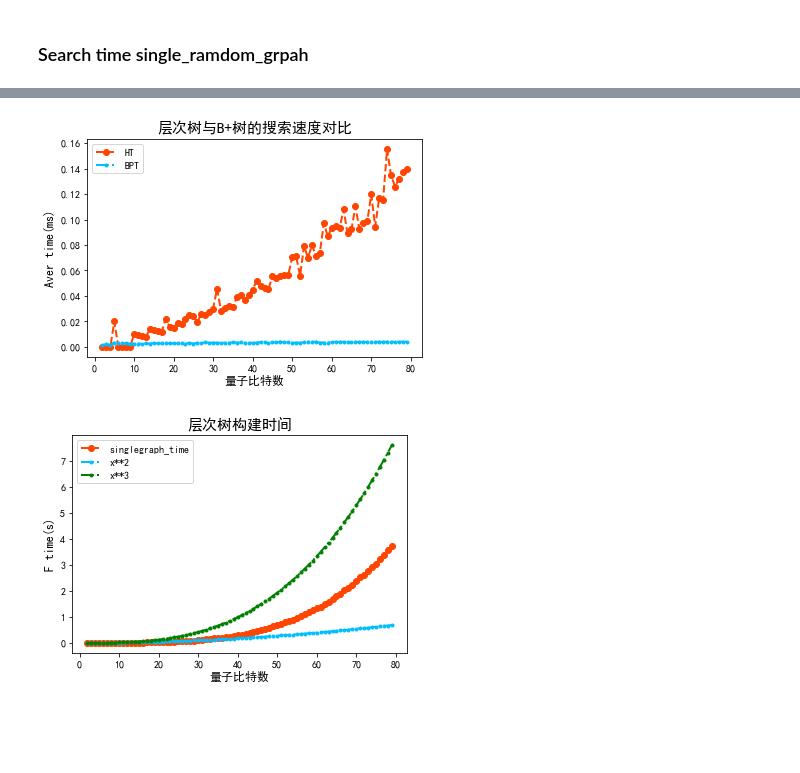
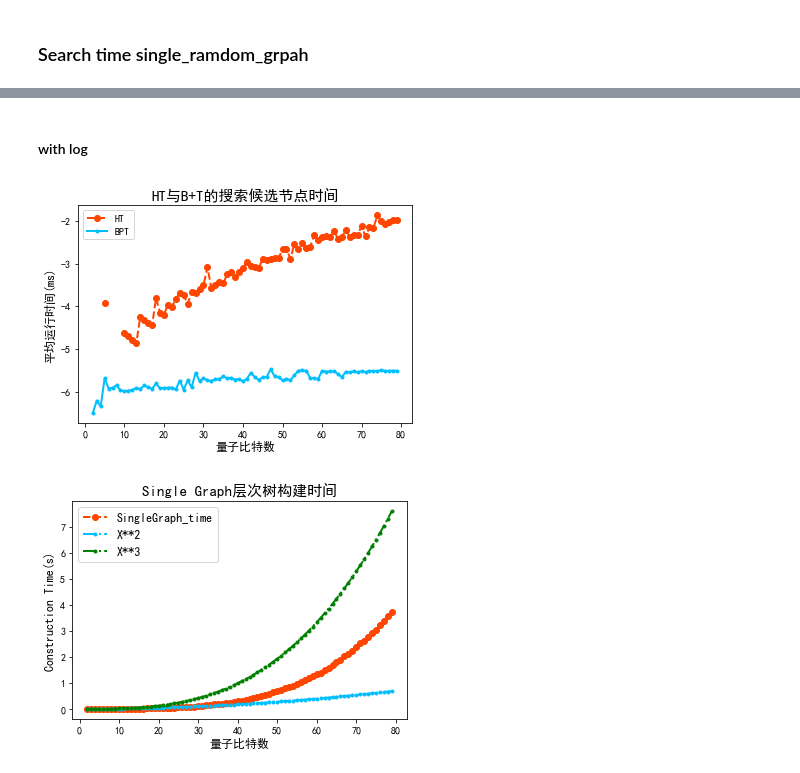
Before and after one commit to kechen666/QuCloud_qubitmapping_B-tree, a Jupyter notebook: output/analysis.ipynb, the cells around one changed output, grey strips where cells are left out. Saved outputs shown, nothing was run; the diff lists cells and outputs as text; code cells hidden in the pictures; blank space fills up the shorter version.

```diff
--- a/output/analysis.ipynb
+++ b/output/analysis.ipynb
@@ -137,2 +134,16 @@ plt.show()
 # %% [markdown]
 ### Search time single_ramdom_grpah
+# %%
+import matplotlib.pyplot as plt
+import matplotlib.pyplot as plt
+import numpy as np
+plt.rcParams['font.sans-serif'] = ['SimHei']
+plt.rcParams['axes.unicode_minus'] = False
+# pd.set_option('display.max_rows', None)  # 显示所有行
+plt.plot(qubit_numbers_2_80,HT_times_single_time_2_80, label="HT Search  Aver Time", linewidth=2,color = "orangered",linestyle = "--",marker = "o")
+plt.plot(qubit_numbers_2_80,BPT_times_single_time_2_80,  label="BPT Search  Aver Time", linewidth=2, color = "deepskyblue",linestyle = '-.', marker = ".")
+plt.legend(fontsize = 14)
+plt.title("Single_Graph下HT、B+树的搜索候选区域时间", fontsize=15)
+plt.xlabel("Single_Graph 节点数", fontsize=12)
+plt.ylabel("Search Candidate Nodes Aver Time(ms)", fontsize=12)
+plt.show()
@@ -139,19 +152,21 @@ plt.show()
+# %% [markdown]
+#### with log
 # %%
 import matplotlib.pyplot as plt
 import matplotlib.pyplot as plt
 import numpy as np
 plt.rcParams['font.sans-serif'] = ['SimHei']
 plt.rcParams['axes.unicode_minus'] = False
 # pd.set_option('display.max_rows', None)  # 显示所有行
-plt.plot(qubit_numbers_2_80,HT_times_single_time_2_80, label="HT", linewidth=2,color = "orangered",linestyle = "--",marker = "o")
-plt.plot(qubit_numbers_2_80,BPT_times_single_time_2_80,  label="BPT", linewidth=2, color = "deepskyblue",linestyle = '-.', marker = ".")
+plt.plot(qubit_numbers_2_80,np.log(HT_times_single_time_2_80), label="HT", linewidth=2,color = "orangered",linestyle = "--",marker = "o")
+plt.plot(qubit_numbers_2_80,np.log(BPT_times_single_time_2_80), label="BPT", linewidth=2, color = "deepskyblue",linestyle = '-', marker = ".")
 plt.legend()
-plt.title("层次树与B+树的搜索速度对比", fontsize=15)
+plt.title("HT与B+T的搜索候选节点时间", fontsize=15)
 plt.xlabel("量子比特数", fontsize=12)
-plt.ylabel("Aver time(ms)", fontsize=12)
+plt.ylabel("平均运行时间(ms)", fontsize=12)
 plt.show()
 # %% [output]
-[figure, old version]
+[figure, new version]
 # %%
 import matplotlib.pyplot as plt
 import matplotlib.pyplot as plt
@@ -165,13 +180,13 @@ y2 = [i**2*a2 for i in range(2,80)]
 a3 = F_singlegraph_time_2_80[4]/(4)**3
 y3 = [i**3*a3 for i in range(2,80)]
 
-plt.plot(qubit_numbers_2_80,F_singlegraph_time_2_80, label="singlegraph_time", linewidth=2,color = "orangered",linestyle = "--",marker = "o")
-plt.plot(x,y2,  label="x**2", linewidth=2, color = "deepskyblue",linestyle = '-.', marker = ".")
-plt.plot(x,y3,  label="x**3", linewidth=2, color = "green",linestyle = '-.', marker = ".")
-plt.legend()
-plt.title("层次树构建时间", fontsize=15)
+plt.plot(qubit_numbers_2_80,F_singlegraph_time_2_80, label="SingleGraph_time", linewidth=2,color = "orangered",linestyle = "--",marker = "o")
+plt.plot(x,y2,  label="X**2", linewidth=2, color = "deepskyblue",linestyle = '-.', marker = ".")
+plt.plot(x,y3,  label="X**3", linewidth=2, color = "green",linestyle = '-.', marker = ".")
+plt.legend(fontsize = 12)
+plt.title("Single Graph层次树构建时间", fontsize=15)
 plt.xlabel("量子比特数", fontsize=12)
-plt.ylabel("F time(s)", fontsize=12)
+plt.ylabel("Construction Time(s)", fontsize=12)
 plt.show()
 # %% [output]
-[figure, old version]
+[figure, new version]
```
Also changed, not shown: parts of 5 cells of this notebook, 3 other files.
